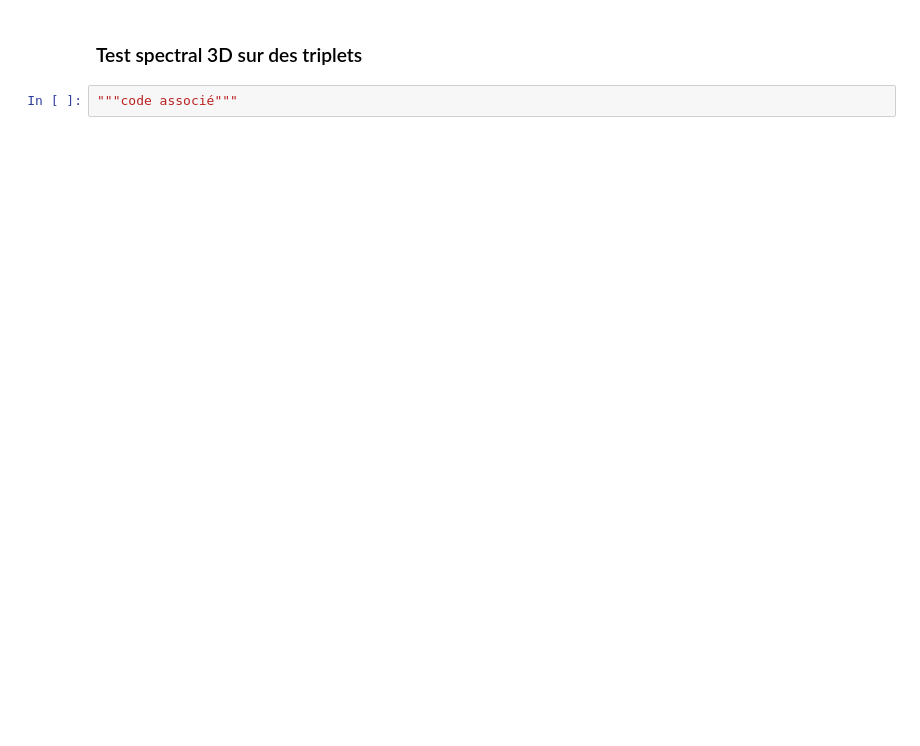
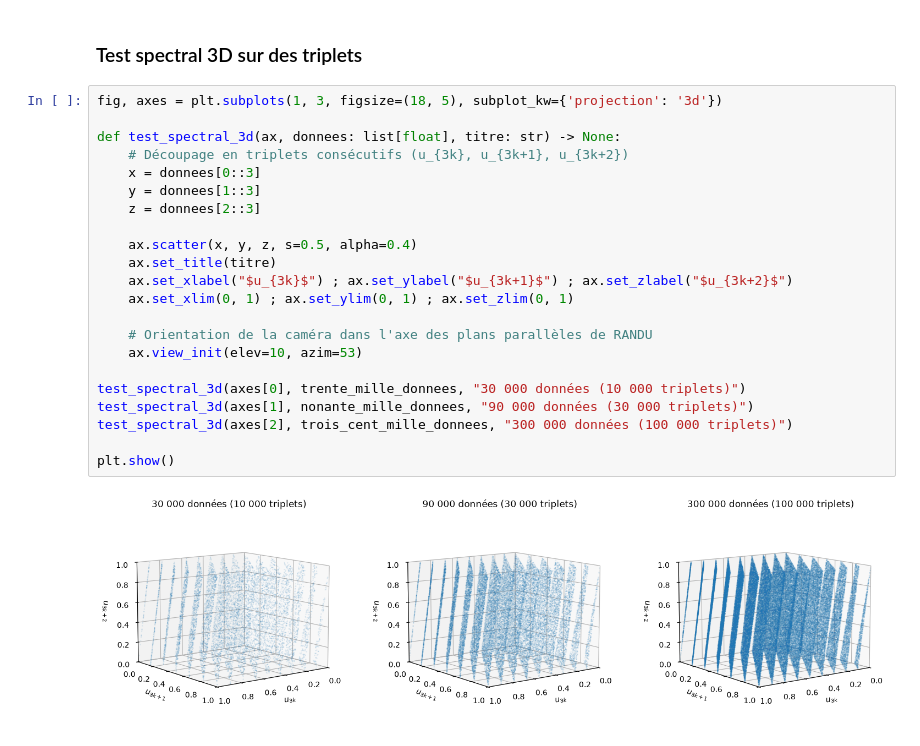
Before and after one commit to ZerChicken/GCL-Randu, a Jupyter notebook: projet.ipynb, the cells around one changed output. Cells and saved outputs as stored; diff of their text form; blank space fills up the shorter version.

```diff
--- a/projet.ipynb
+++ b/projet.ipynb
@@ -106,7 +167,29 @@ Afin de vérifier si la suite générée simule correctement une loi uniforme co
 # %% [markdown]
 ### Test spectral 3D sur des triplets
 # %%
-"""code associé"""
+fig, axes = plt.subplots(1, 3, figsize=(18, 5), subplot_kw={'projection': '3d'})
+
+def test_spectral_3d(ax, donnees: list[float], titre: str) -> None:
+    # Découpage en triplets consécutifs (u_{3k}, u_{3k+1}, u_{3k+2})
+    x = donnees[0::3]
+    y = donnees[1::3]
+    z = donnees[2::3]
+
+    ax.scatter(x, y, z, s=0.5, alpha=0.4)
+    ax.set_title(titre)
+    ax.set_xlabel("$u_{3k}$") ; ax.set_ylabel("$u_{3k+1}$") ; ax.set_zlabel("$u_{3k+2}$")
+    ax.set_xlim(0, 1) ; ax.set_ylim(0, 1) ; ax.set_zlim(0, 1)
+
+    # Orientation de la caméra dans l'axe des plans parallèles de RANDU
+    ax.view_init(elev=10, azim=53)
+
+test_spectral_3d(axes[0], trente_mille_donnees, "30 000 données (10 000 triplets)")
+test_spectral_3d(axes[1], nonante_mille_donnees, "90 000 données (30 000 triplets)")
+test_spectral_3d(axes[2], trois_cent_mille_donnees, "300 000 données (100 000 triplets)")
+
+plt.show()
+# %% [output]
+[figure, added]
 # %% [markdown]
 ## Conclusion
 
```
Also changed, not shown: parts of 6 cells of this notebook.
